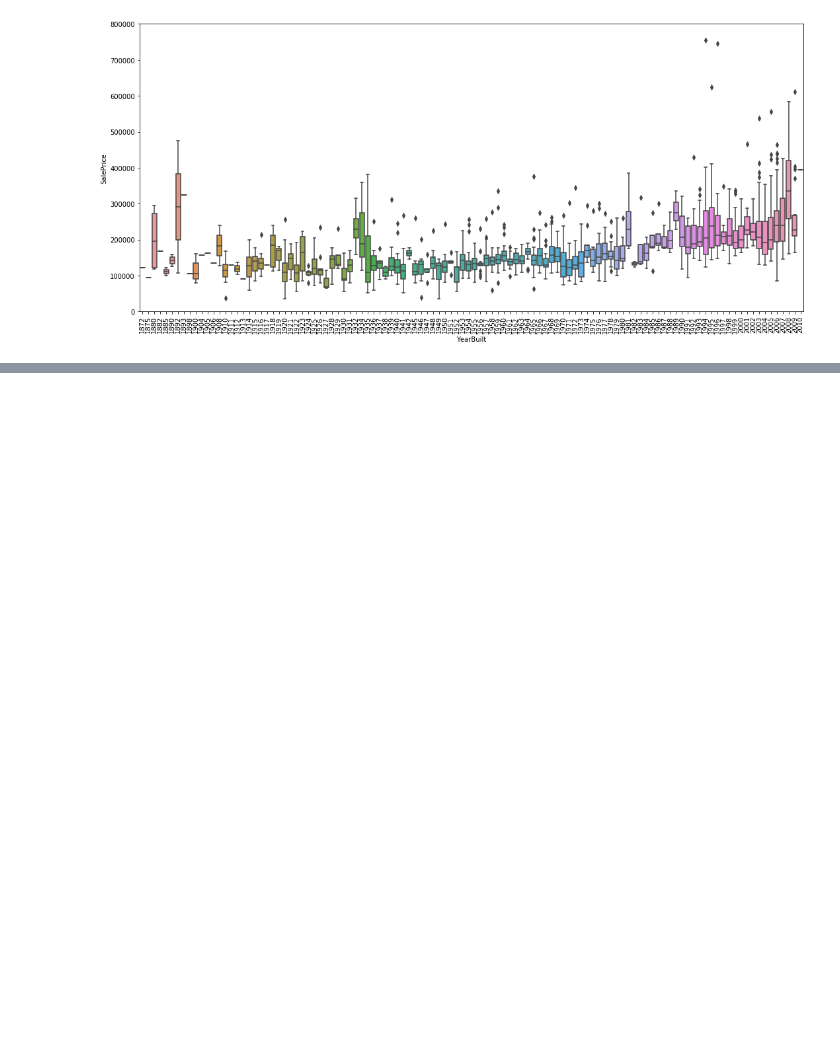
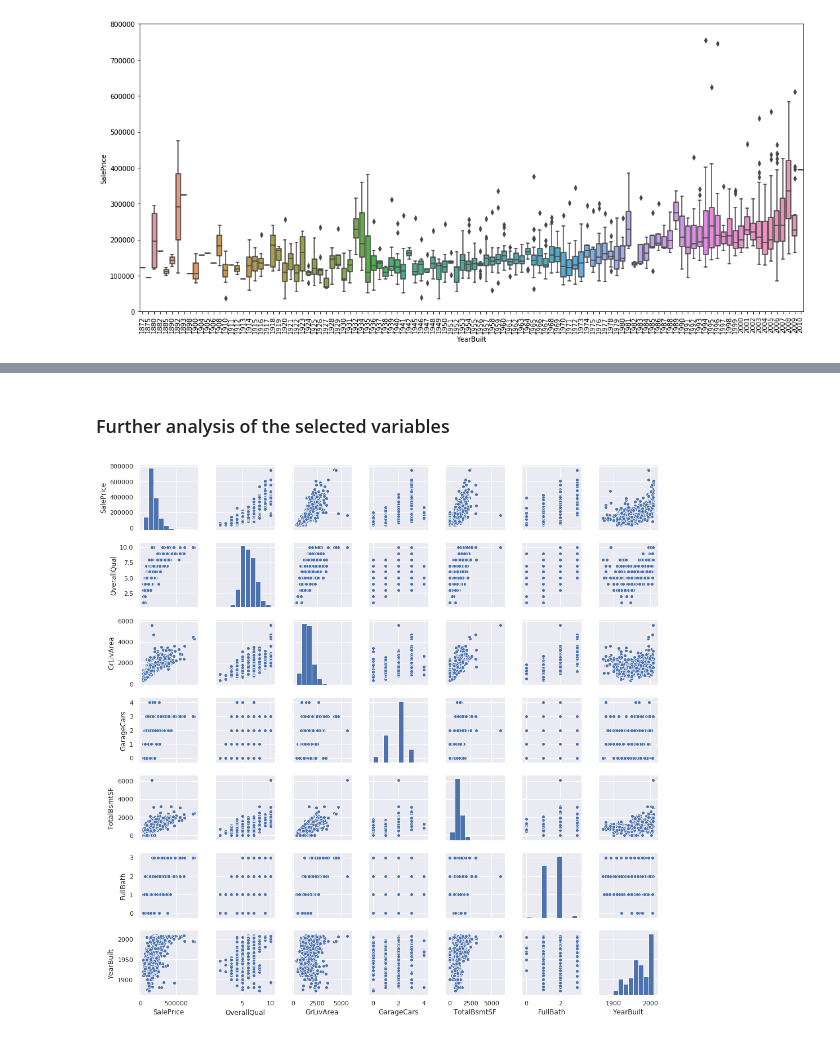
Before and after one commit to priyam81/milestoneReport, a Jupyter notebook: capstone1.ipynb, the cells around one changed output, grey strips where cells are left out. Drawn from its saved outputs; the diff is of its cells as text; code cells hidden in the pictures; blank space fills up the shorter version.

```diff
--- a/capstone1.ipynb
+++ b/capstone1.ipynb
@@ -361,0 +419,12 @@ Nevertheless, We could observe a clear distinction in the house prices indicatin
+# %% [markdown]
+### Further analysis of the selected variables
+# %%
+# Scatter Plot
+sns.set()
+
+colName= ['SalePrice', 'OverallQual', 'GrLivArea', 'GarageCars', 'TotalBsmtSF', 'FullBath', 'YearBuilt']
+
+sns.pairplot(df[colName], height=2)
+plt.show()
+# %% [output]
+[figure, added]
```
Also changed, not shown: parts of 20 cells of this notebook.
